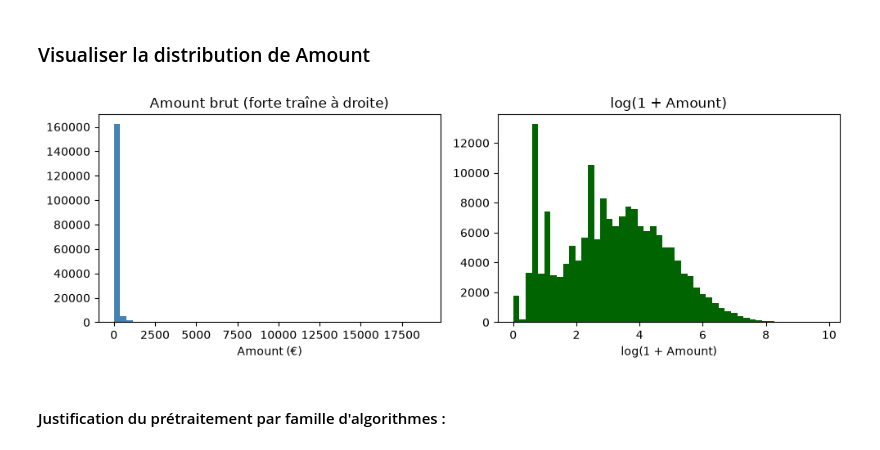
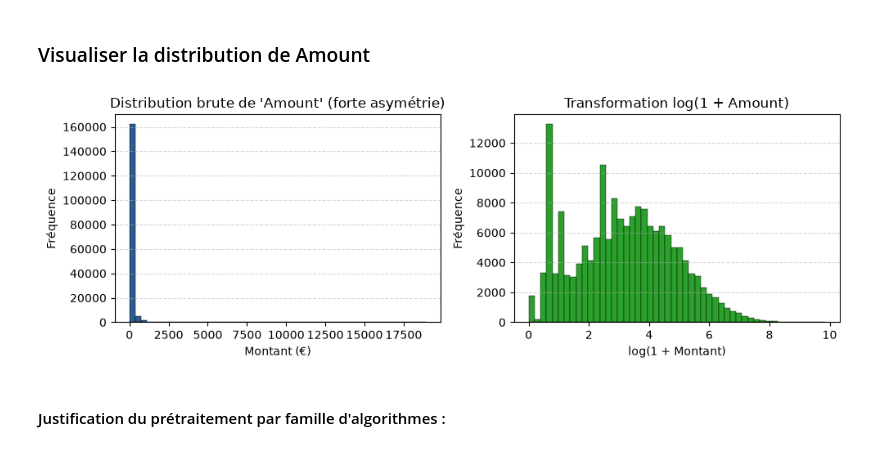
Before and after one commit to HananeDjouadi/TP-Anomalie-ML, a Jupyter notebook: notebook/partie2et3_fraudes.ipynb, the cells around one changed output. Cells and saved outputs as stored; diff of their text form; code cells hidden in the pictures.

```diff
--- a/notebook/partie2et3_fraudes.ipynb
+++ b/notebook/partie2et3_fraudes.ipynb
@@ -86,17 +70,8 @@ plt.show()
 # %% [markdown]
 ### Découpage stratifié (60% Train / 20% Val / 20% Test)
 # %%
-# Découpage avec Time et Class écartés de X
-X_train, X_val, X_test, y_train, y_val, y_test = utils_credit.split_data(
-    df, random_state=42
-)
+# Découpage stratifié avec exclusion de 'Time' et 'Class' de X
+X_train, X_val, X_test, y_train, y_val, y_test = utils_credit.split_data(df, random_state=42)
 
-# Vérification des effectifs et du taux de fraude
-for nom, y_part in [("Train", y_train), ("Val", y_val), ("Test", y_test)]:
-  n_f = (y_part == 1).sum()
-  taux = (n_f / len(y_part)) * 100
-  print(
-      f"{nom:<5} : {len(y_part)} transactions | {n_f} fraudes"
-      f" ({taux:.3f}%)"
-  )
+utils_credit.verifier_decoupage(y_train, y_val, y_test)
 # %% [output]
@@ -178,23 +116,10 @@ Valeur max de V1..V28 (extrême) : 38.12
 # %% [markdown]
 ### Visualiser la distribution de Amount
 # %%
-# Histogramme brut de Amount et avec log(1 + Amount)
-plt.figure(figsize=(10, 3.5))
-
-plt.subplot(1, 2, 1)
-plt.hist(X_train["Amount"], bins=50, color="steelblue")
-plt.title("Amount brut (forte traîne à droite)")
-plt.xlabel("Amount (€)")
-
-plt.subplot(1, 2, 2)
-plt.hist(np.log1p(X_train["Amount"]), bins=50, color="darkgreen")
-plt.title("log(1 + Amount)")
-plt.xlabel("log(1 + Amount)")
-
-plt.tight_layout()
-plt.show()
+# Distribution brute de Amount vs transformation log(1 + Amount)
+utils_credit.tracer_distribution_montant(X_train)
 # %% [output]
-[figure, old version]
+[figure, new version]
 # %% [markdown]
 #### Justification du prétraitement par famille d'algorithmes :
 # %% [markdown]
```
Also changed, not shown: parts of 10 cells of this notebook, 5 other files.
